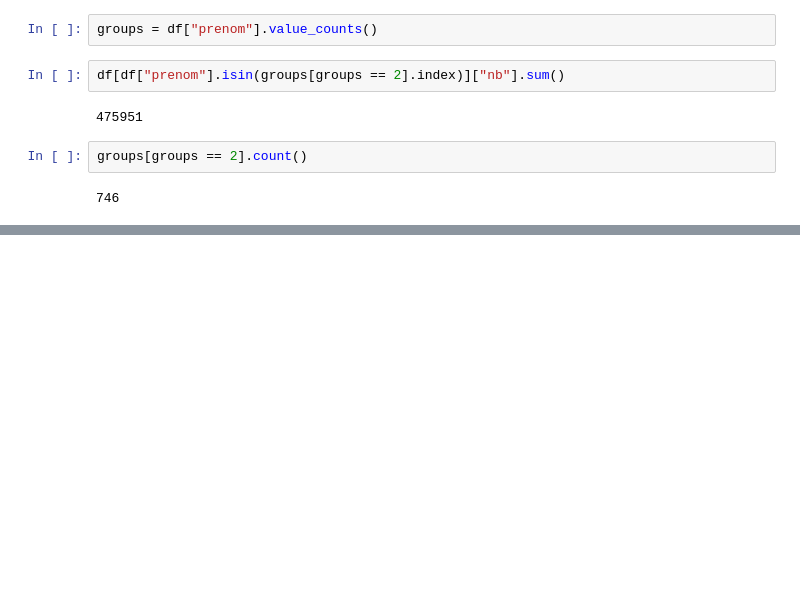
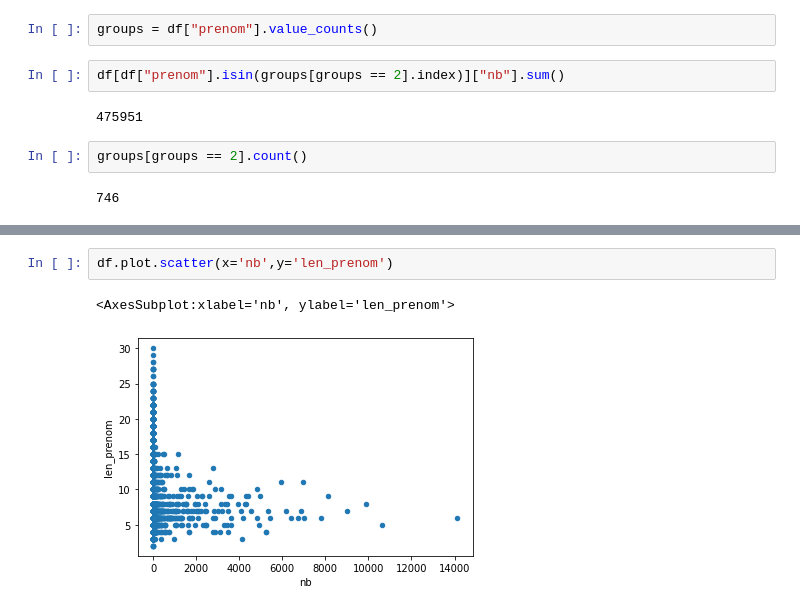
Before and after one commit to Bl3f/amse2021, a Jupyter notebook: Groupe-A/Day 3 - Pandas - 2021-03-19.ipynb, the cells around one changed output, grey strips where cells are left out. Drawn from its saved outputs; the diff is of its cells as text; blank space fills up the shorter version.

```diff
--- a/Groupe-A/Day 3 - Pandas - 2021-03-19.ipynb
+++ b/Groupe-A/Day 3 - Pandas - 2021-03-19.ipynb
@@ -667,0 +763,5 @@ groups[groups == 2].count()
+# %%
+df.plot.scatter(x='nb',y='len_prenom')
+# %% [output]
+<AxesSubplot:xlabel='nb', ylabel='len_prenom'>
+[figure, added]
```
Also changed, not shown: parts of 32 cells of this notebook, 2 other files.
